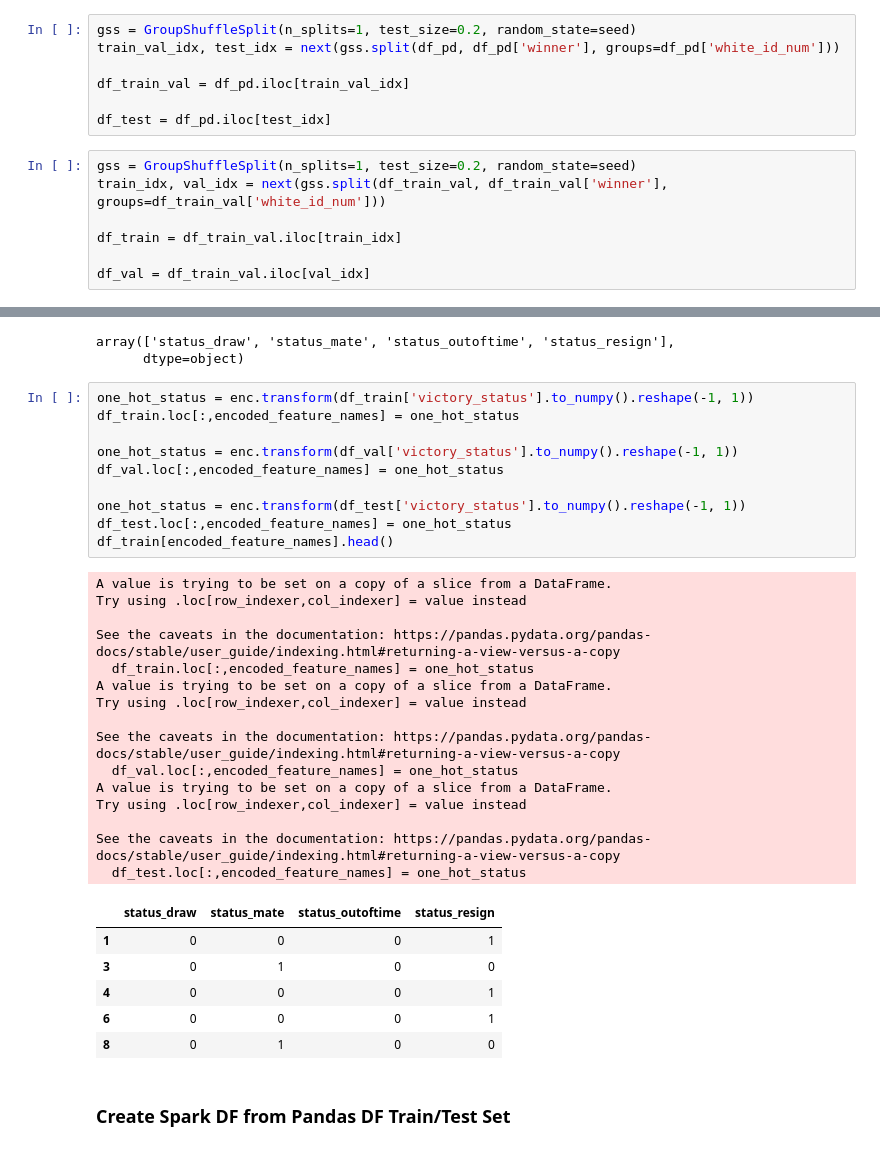
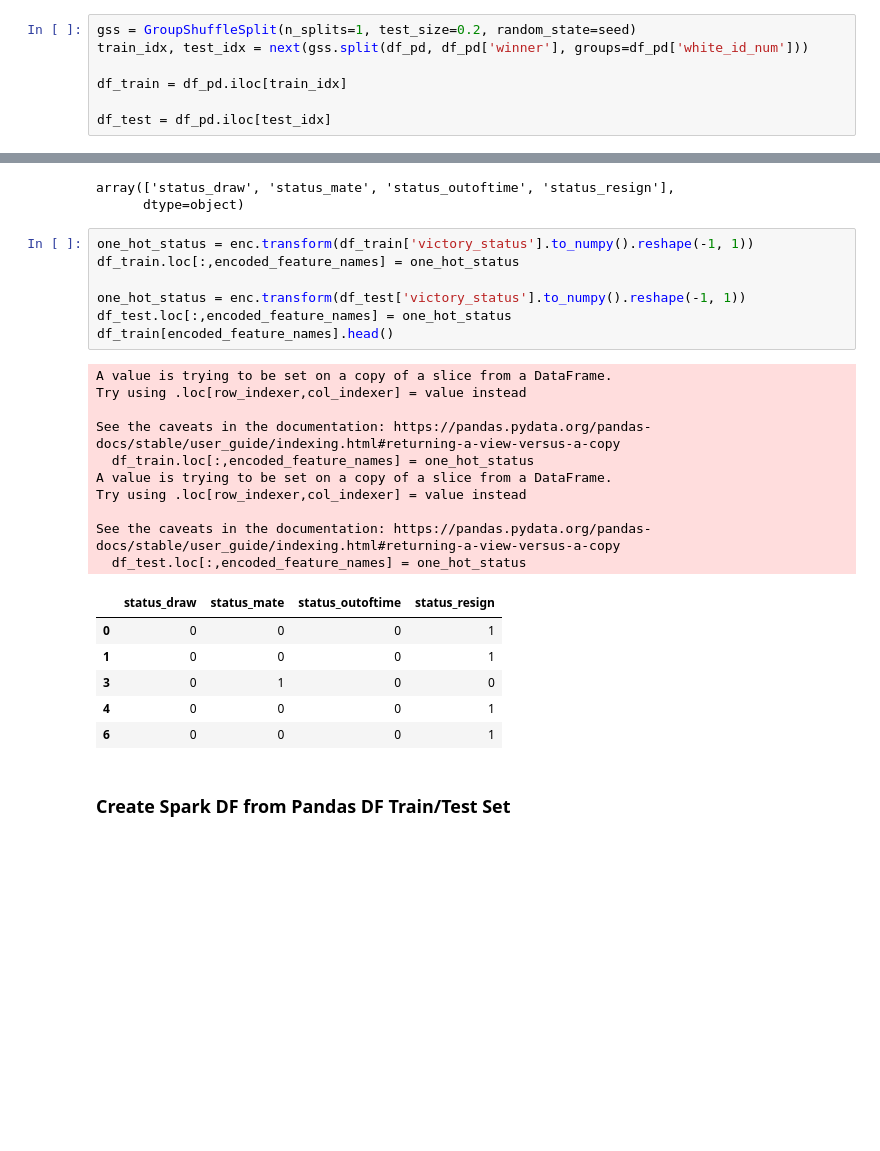
Before and after one commit to yuxiang-zhang/bigdata-spark-lichess, a Jupyter notebook: data_wrangling.ipynb, the cells around one changed output, grey strips where cells are left out. Cells and saved outputs as stored; diff of their text form; blank space fills up the shorter version.

```diff
--- a/data_wrangling.ipynb
+++ b/data_wrangling.ipynb
@@ -256,18 +256,11 @@ df_pd[['white_id', 'white_id_num', 'black_id', 'black_id_num']]
 from sklearn.model_selection import GroupShuffleSplit
 # %%
 gss = GroupShuffleSplit(n_splits=1, test_size=0.2, random_state=seed)
-train_val_idx, test_idx = next(gss.split(df_pd, df_pd['winner'], groups=df_pd['white_id_num']))
+train_idx, test_idx = next(gss.split(df_pd, df_pd['winner'], groups=df_pd['white_id_num']))
 
-df_train_val = df_pd.iloc[train_val_idx]
+df_train = df_pd.iloc[train_idx]
 
 df_test = df_pd.iloc[test_idx]
-# %%
-gss = GroupShuffleSplit(n_splits=1, test_size=0.2, random_state=seed)
-train_idx, val_idx = next(gss.split(df_train_val, df_train_val['winner'], groups=df_train_val['white_id_num']))
-
-df_train = df_train_val.iloc[train_idx]
-
-df_val = df_train_val.iloc[val_idx]
 # %%
 # Proof that none of the IDs from the training set are present in the test set.
 df_train_values = set(df_train['white_id'].values)
@@ -288,35 +281,27 @@ array(['status_draw', 'status_mate', 'status_outoftime', 'status_resign'],
 # %%
 one_hot_status = enc.transform(df_train['victory_status'].to_numpy().reshape(-1, 1))
 df_train.loc[:,encoded_feature_names] = one_hot_status
 
-one_hot_status = enc.transform(df_val['victory_status'].to_numpy().reshape(-1, 1))
-df_val.loc[:,encoded_feature_names] = one_hot_status
-
 one_hot_status = enc.transform(df_test['victory_status'].to_numpy().reshape(-1, 1))
 df_test.loc[:,encoded_feature_names] = one_hot_status
 df_train[encoded_feature_names].head()
 # %% [output]
 A value is trying to be set on a copy of a slice from a DataFrame.
 Try using .loc[row_indexer,col_indexer] = value instead
 
 See the caveats in the documentation: https://pandas.pydata.org/pandas-docs/stable/user_guide/indexing.html#returning-a-view-versus-a-copy
   df_train.loc[:,encoded_feature_names] = one_hot_status
 A value is trying to be set on a copy of a slice from a DataFrame.
 Try using .loc[row_indexer,col_indexer] = value instead
 
 See the caveats in the documentation: https://pandas.pydata.org/pandas-docs/stable/user_guide/indexing.html#returning-a-view-versus-a-copy
-  df_val.loc[:,encoded_feature_names] = one_hot_status
-A value is trying to be set on a copy of a slice from a DataFrame.
-Try using .loc[row_indexer,col_indexer] = value instead
-
-See the caveats in the documentation: https://pandas.pydata.org/pandas-docs/stable/user_guide/indexing.html#returning-a-view-versus-a-copy
   df_test.loc[:,encoded_feature_names] = one_hot_status
 |  | status_draw | status_mate | status_outoftime | status_resign |
+| 0 | 0 | 0 | 0 | 1 |
 | 1 | 0 | 0 | 0 | 1 |
 | 3 | 0 | 1 | 0 | 0 |
 | 4 | 0 | 0 | 0 | 1 |
 | 6 | 0 | 0 | 0 | 1 |
-| 8 | 0 | 1 | 0 | 0 |
 # %% [markdown]
 ### Create Spark DF from Pandas DF Train/Test Set
 # %%
```
Also changed, not shown: parts of 7 cells of this notebook.
